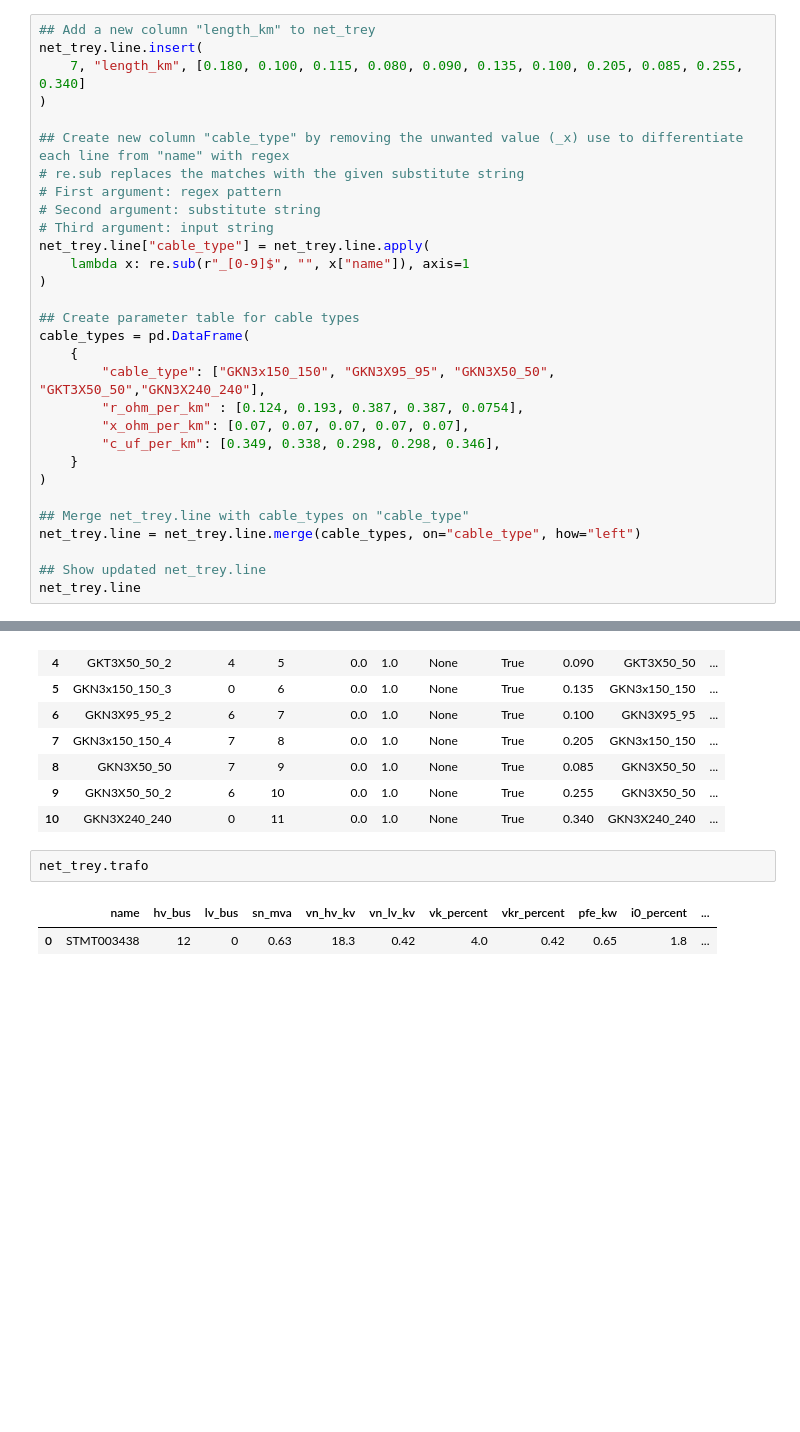
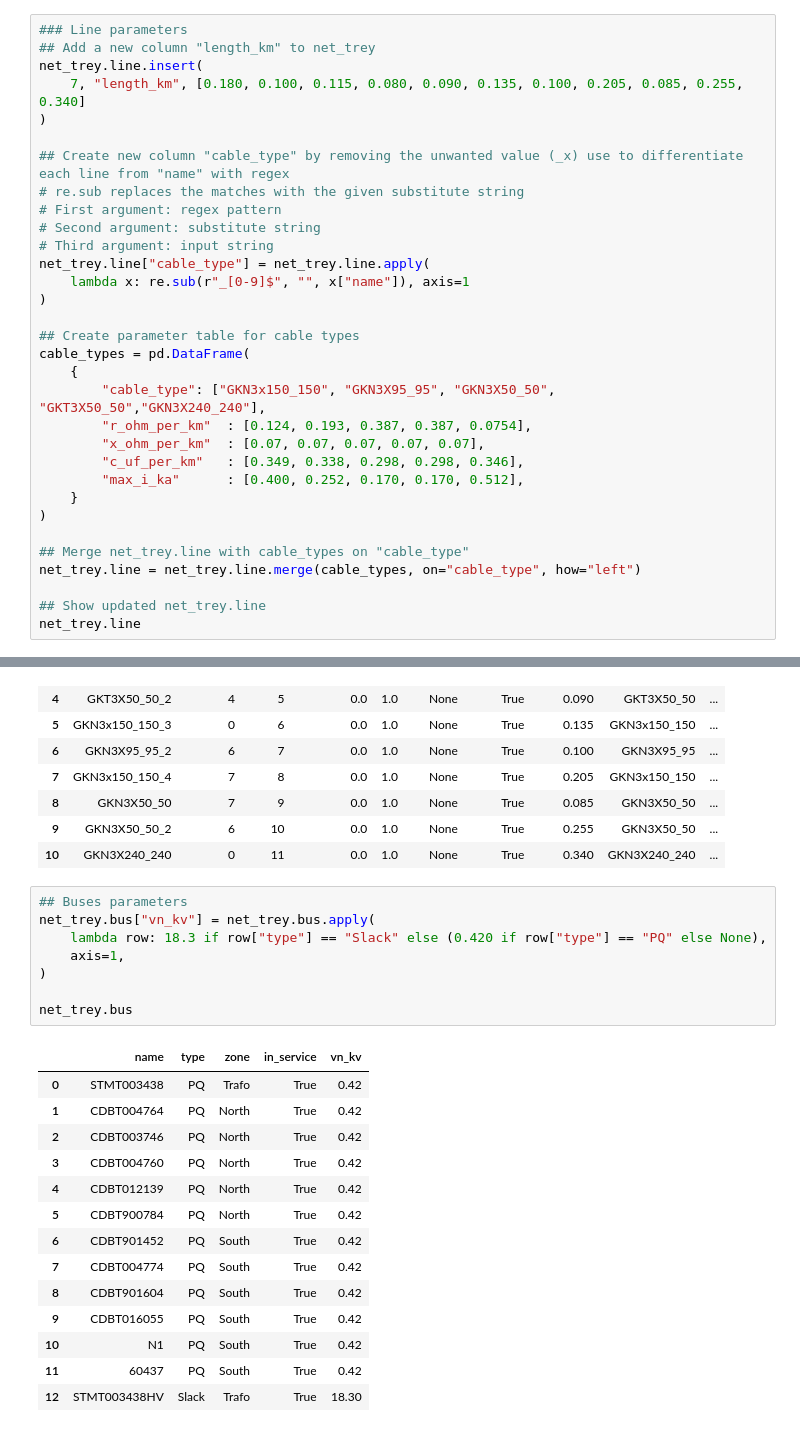
Before and after one commit to maxime-magnenat/rhtlab, a Jupyter notebook: grodent-magnenat-mini-projet-trey/your_jupyter_notebook.ipynb, the cells around one changed output, grey strips where cells are left out. Saved outputs shown, nothing was run; the diff lists cells and outputs as text; blank space fills up the shorter version.

Commit message:
Add buses parameters and plot grid

```diff
--- a/grodent-magnenat-mini-projet-trey/your_jupyter_notebook.ipynb
+++ b/grodent-magnenat-mini-projet-trey/your_jupyter_notebook.ipynb
@@ -11,5 +15,6 @@ import re
 net_trey = pp.from_pickle("input-data/trey_net_student.p")
 # %%
+### Line parameters
 ## Add a new column "length_km" to net_trey
 net_trey.line.insert(
     7, "length_km", [0.180, 0.100, 0.115, 0.080, 0.090, 0.135, 0.100, 0.205, 0.085, 0.255, 0.340]
@@ -28,9 +33,10 @@ net_trey.line["cable_type"] = net_trey.line.apply(
 cable_types = pd.DataFrame(
     {
         "cable_type": ["GKN3x150_150", "GKN3X95_95", "GKN3X50_50", "GKT3X50_50","GKN3X240_240"],
-        "r_ohm_per_km" : [0.124, 0.193, 0.387, 0.387, 0.0754],
-        "x_ohm_per_km": [0.07, 0.07, 0.07, 0.07, 0.07],
-        "c_uf_per_km": [0.349, 0.338, 0.298, 0.298, 0.346],
+        "r_ohm_per_km"  : [0.124, 0.193, 0.387, 0.387, 0.0754],
+        "x_ohm_per_km"  : [0.07, 0.07, 0.07, 0.07, 0.07],
+        "c_uf_per_km"   : [0.349, 0.338, 0.298, 0.298, 0.346],
+        "max_i_ka"      : [0.400, 0.252, 0.170, 0.170, 0.512],
     }
 )
 
@@ -53,7 +59,25 @@ net_trey.line
 | 9 | GKN3X50_50_2 | 6 | 10 | 0.0 | 1.0 | None | True | 0.255 | GKN3X50_50 | ... |
 | 10 | GKN3X240_240 | 0 | 11 | 0.0 | 1.0 | None | True | 0.340 | GKN3X240_240 | ... |
 # %%
-net_trey.trafo
+## Buses parameters
+net_trey.bus["vn_kv"] = net_trey.bus.apply(
+    lambda row: 18.3 if row["type"] == "Slack" else (0.420 if row["type"] == "PQ" else None),
+    axis=1,
+)
+
+net_trey.bus
 # %% [output]
-|  | name | hv_bus | lv_bus | sn_mva | vn_hv_kv | vn_lv_kv | vk_percent | vkr_percent | pfe_kw | i0_percent | ... |
-| 0 | STMT003438 | 12 | 0 | 0.63 | 18.3 | 0.42 | 4.0 | 0.42 | 0.65 | 1.8 | ... |
+|  | name | type | zone | in_service | vn_kv |
+| 0 | STMT003438 | PQ | Trafo | True | 0.42 |
+| 1 | CDBT004764 | PQ | North | True | 0.42 |
+| 2 | CDBT003746 | PQ | North | True | 0.42 |
+| 3 | CDBT004760 | PQ | North | True | 0.42 |
+| 4 | CDBT012139 | PQ | North | True | 0.42 |
+| 5 | CDBT900784 | PQ | North | True | 0.42 |
+| 6 | CDBT901452 | PQ | South | True | 0.42 |
+| 7 | CDBT004774 | PQ | South | True | 0.42 |
+| 8 | CDBT901604 | PQ | South | True | 0.42 |
+| 9 | CDBT016055 | PQ | South | True | 0.42 |
+| 10 | N1 | PQ | South | True | 0.42 |
+| 11 | 60437 | PQ | South | True | 0.42 |
+| 12 | STMT003438HV | Slack | Trafo | True | 18.30 |
```
Also changed, not shown: parts of 4 cells of this notebook, 1 other file.
